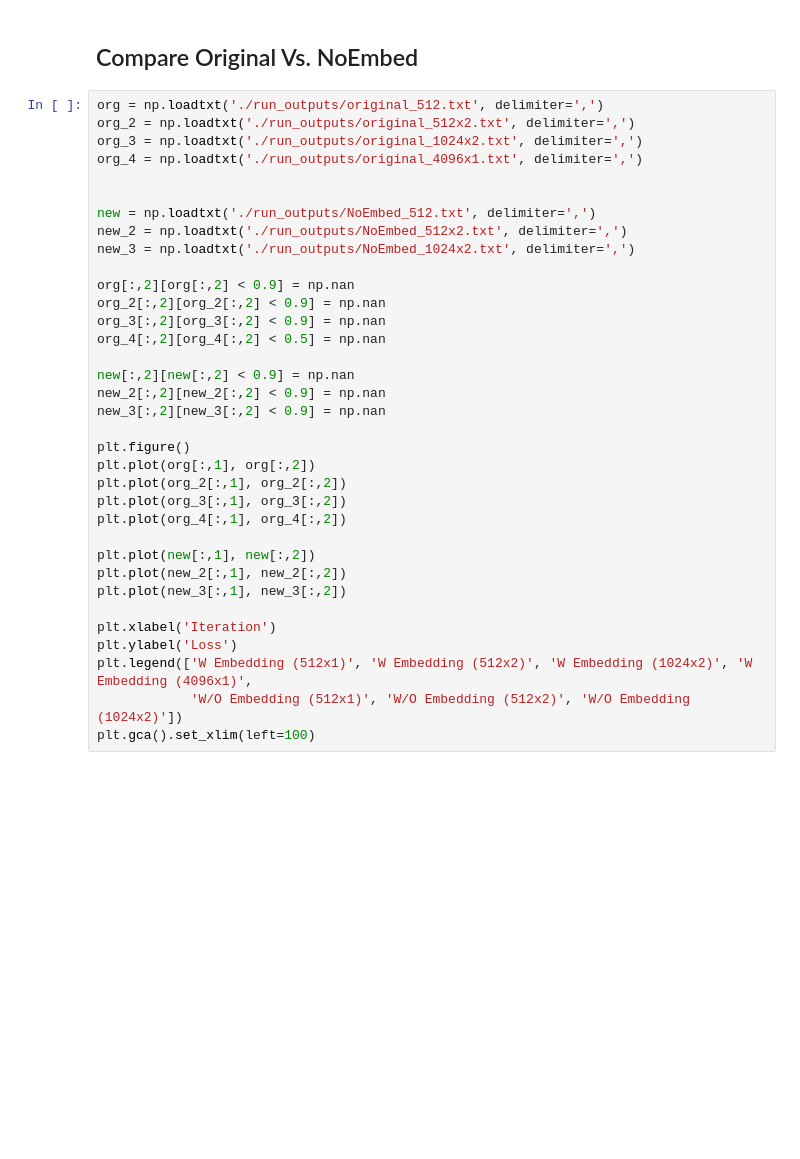
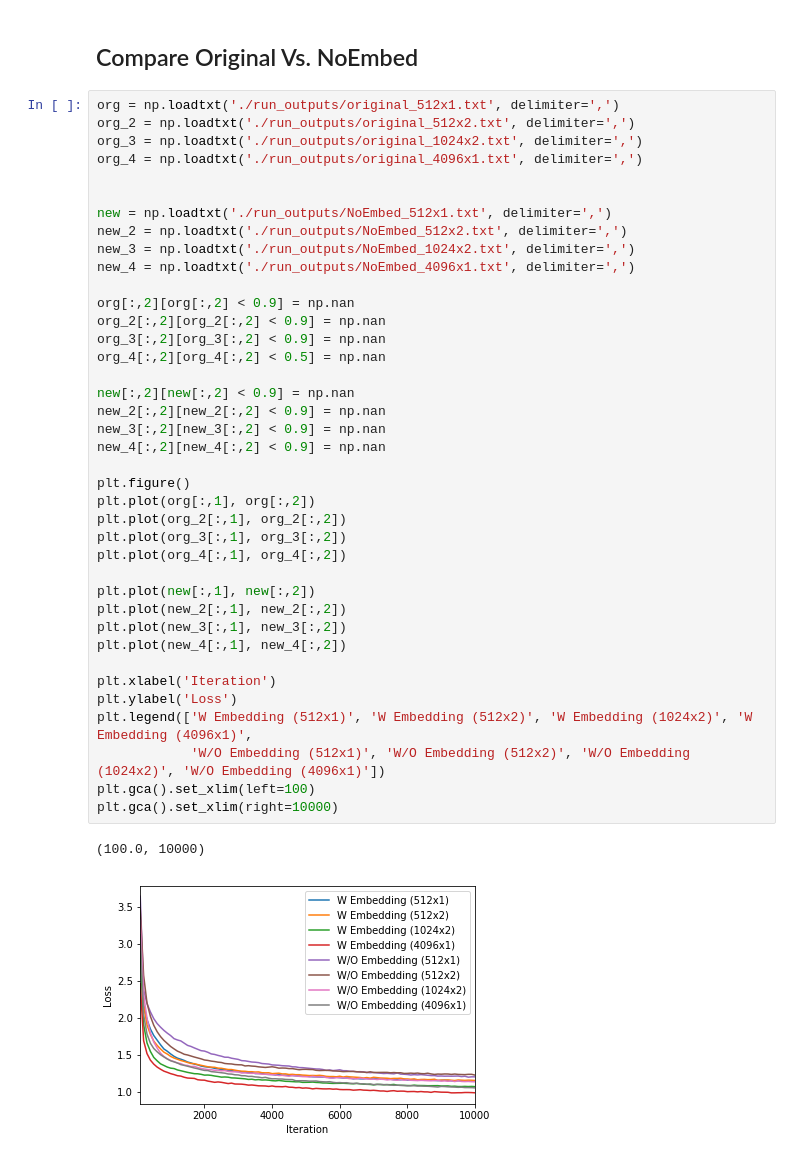
Before and after one commit to mkachuee/sentiment-discovery, a Jupyter notebook: Results.ipynb, the cells around one changed output. Drawn from its saved outputs; the diff is of its cells as text; blank space fills up the shorter version.

```diff
--- a/Results.ipynb
+++ b/Results.ipynb
@@ -39,37 +45,44 @@ OSError: ./run_outputs/original_4196.txt not found.
 # %% [markdown]
 ## Compare Original Vs. NoEmbed
 # %%
-org = np.loadtxt('./run_outputs/original_512.txt', delimiter=',')
+org = np.loadtxt('./run_outputs/original_512x1.txt', delimiter=',')
 org_2 = np.loadtxt('./run_outputs/original_512x2.txt', delimiter=',')
 org_3 = np.loadtxt('./run_outputs/original_1024x2.txt', delimiter=',')
 org_4 = np.loadtxt('./run_outputs/original_4096x1.txt', delimiter=',')
 
 
-new = np.loadtxt('./run_outputs/NoEmbed_512.txt', delimiter=',')
+new = np.loadtxt('./run_outputs/NoEmbed_512x1.txt', delimiter=',')
 new_2 = np.loadtxt('./run_outputs/NoEmbed_512x2.txt', delimiter=',')
 new_3 = np.loadtxt('./run_outputs/NoEmbed_1024x2.txt', delimiter=',')
+new_4 = np.loadtxt('./run_outputs/NoEmbed_4096x1.txt', delimiter=',')
 
 org[:,2][org[:,2] < 0.9] = np.nan
 org_2[:,2][org_2[:,2] < 0.9] = np.nan
 org_3[:,2][org_3[:,2] < 0.9] = np.nan
 org_4[:,2][org_4[:,2] < 0.5] = np.nan
 
 new[:,2][new[:,2] < 0.9] = np.nan
 new_2[:,2][new_2[:,2] < 0.9] = np.nan
 new_3[:,2][new_3[:,2] < 0.9] = np.nan
+new_4[:,2][new_4[:,2] < 0.9] = np.nan
 
 plt.figure()
 plt.plot(org[:,1], org[:,2])
 plt.plot(org_2[:,1], org_2[:,2])
 plt.plot(org_3[:,1], org_3[:,2])
 plt.plot(org_4[:,1], org_4[:,2])
 
 plt.plot(new[:,1], new[:,2])
 plt.plot(new_2[:,1], new_2[:,2])
 plt.plot(new_3[:,1], new_3[:,2])
+plt.plot(new_4[:,1], new_4[:,2])
 
 plt.xlabel('Iteration')
 plt.ylabel('Loss')
 plt.legend(['W Embedding (512x1)', 'W Embedding (512x2)', 'W Embedding (1024x2)', 'W Embedding (4096x1)',
-            'W/O Embedding (512x1)', 'W/O Embedding (512x2)', 'W/O Embedding (1024x2)'])
+            'W/O Embedding (512x1)', 'W/O Embedding (512x2)', 'W/O Embedding (1024x2)', 'W/O Embedding (4096x1)'])
 plt.gca().set_xlim(left=100)
+plt.gca().set_xlim(right=10000)
+# %% [output]
+(100.0, 10000)
+[figure, added]
```
Also changed, not shown: parts of 7 cells of this notebook, 3 other files.
